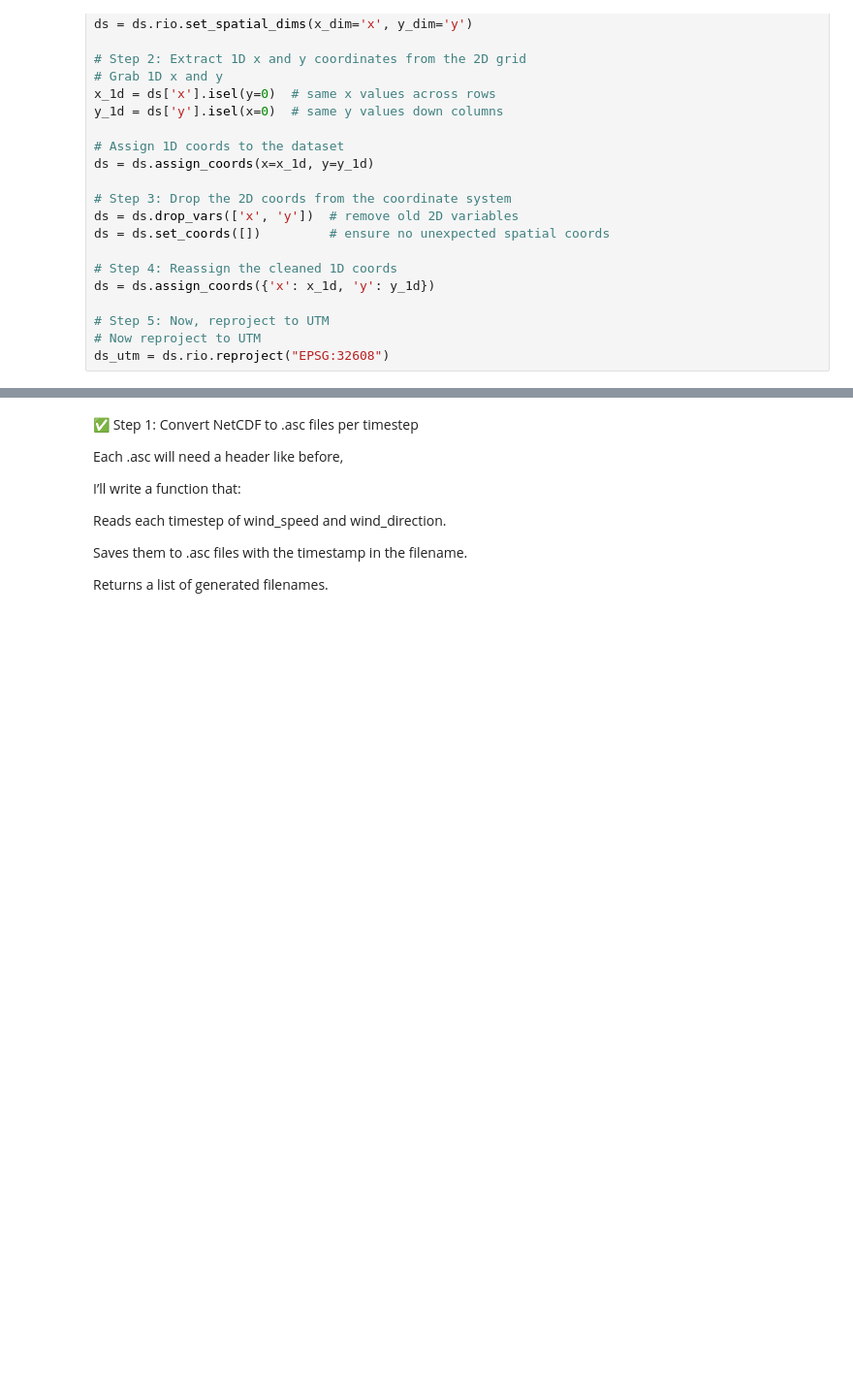
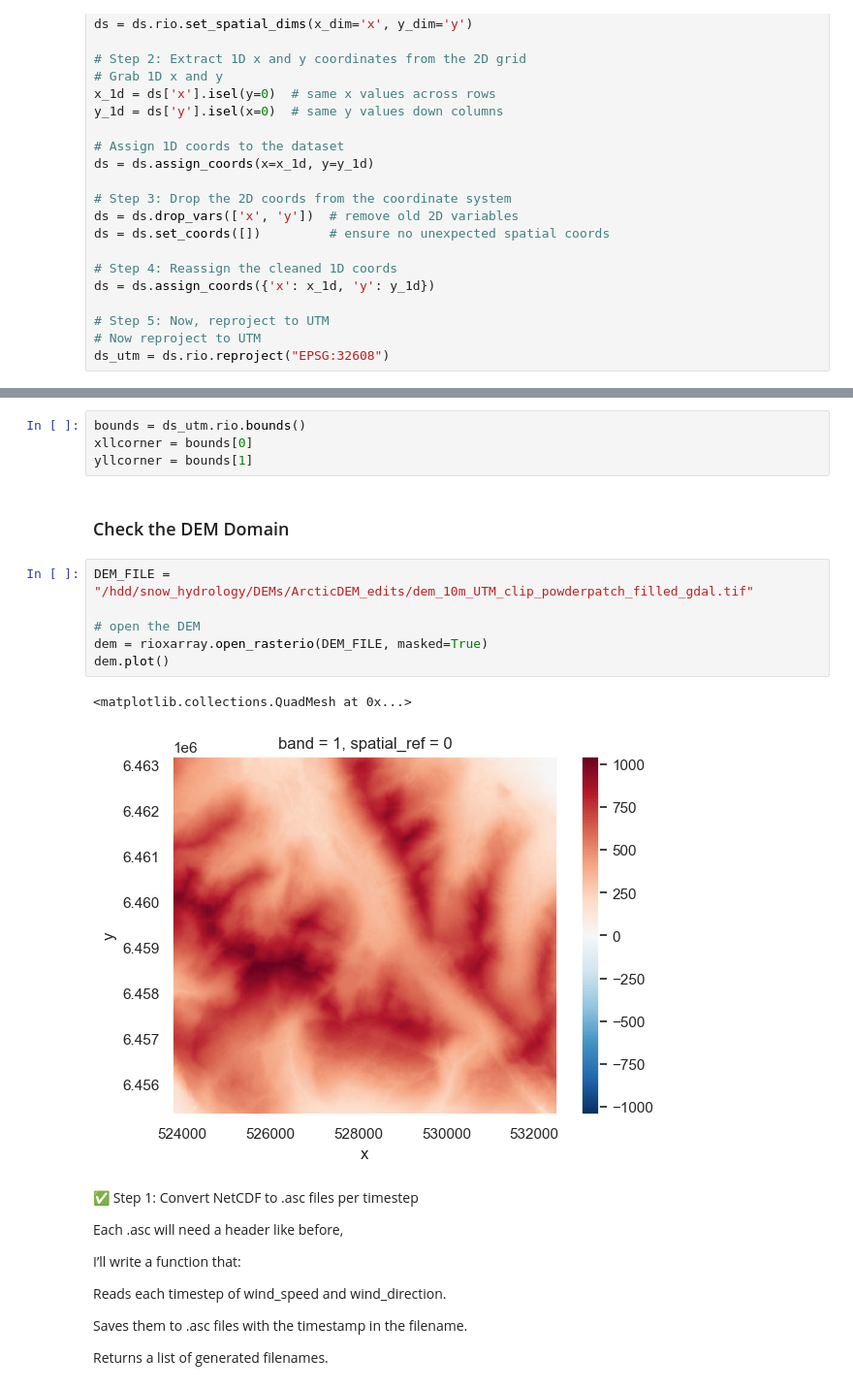
Before and after one commit to cassielumbrazo/snow_modeling_point, a Jupyter notebook: 3_create_wind_ninja_input.ipynb, the cells around one changed output, grey strips where cells are left out. Shown at 97% size. Saved outputs shown, nothing was run; the diff lists cells and outputs as text; blank space fills up the shorter version.

```diff
--- a/3_create_wind_ninja_input.ipynb
+++ b/3_create_wind_ninja_input.ipynb
@@ -157,3 +175,18 @@ ds_utm_clipped.to_netcdf(output_nc_file)
+# %%
+bounds = ds_utm.rio.bounds()
+xllcorner = bounds[0]
+yllcorner = bounds[1]
+# %% [markdown]
+### Check the DEM Domain
+# %%
+DEM_FILE = "/hdd/snow_hydrology/DEMs/ArcticDEM_edits/dem_10m_UTM_clip_powderpatch_filled_gdal.tif"
+
+# open the DEM
+dem = rioxarray.open_rasterio(DEM_FILE, masked=True)
+dem.plot()
+# %% [output]
+<matplotlib.collections.QuadMesh at 0x...>
+[figure, added]
 # %% [markdown]
 ✅ Step 1: Convert NetCDF to .asc files per timestep
 
```
Also changed, not shown: parts of 10 cells of this notebook.
